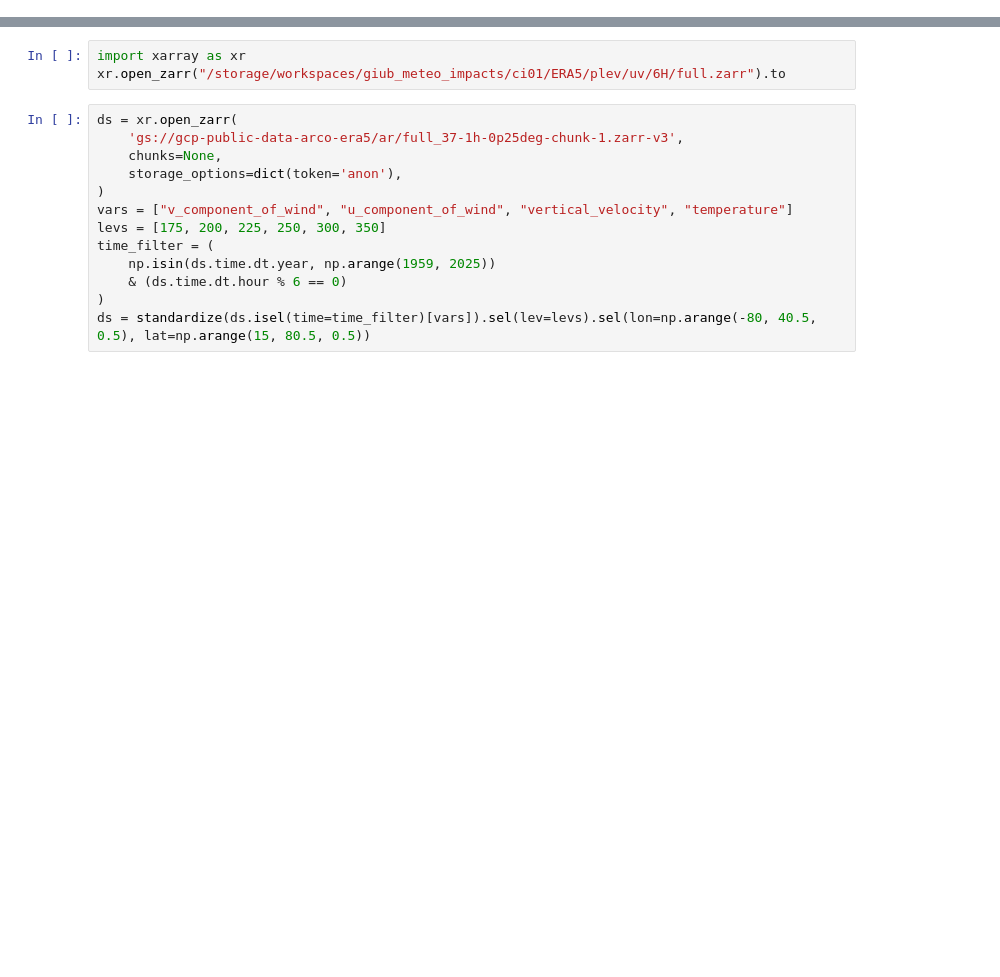
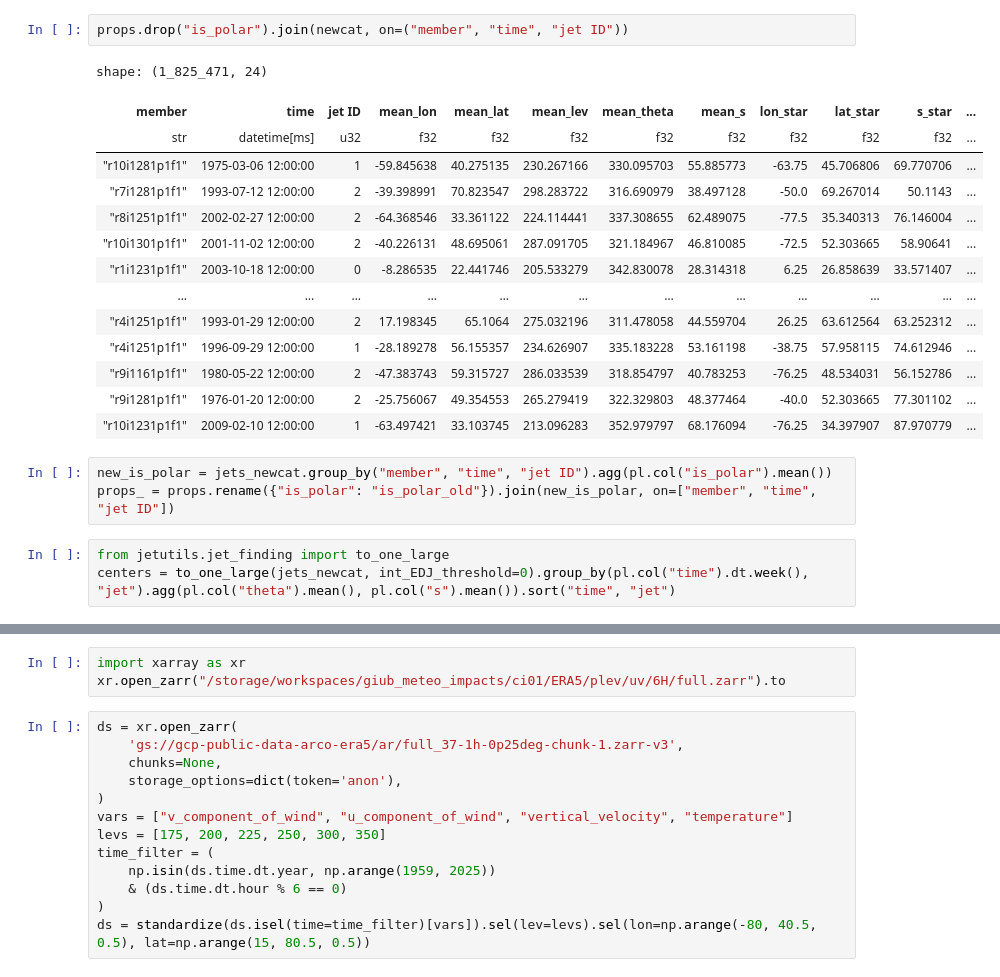
Before and after one commit to hbanderier/Jetutils, a Jupyter notebook: notebooks/on_remote/Persistence/persistent_jets_cesm.ipynb, the cells around one changed output, grey strips where cells are left out. Saved outputs shown, nothing was run; the diff lists cells and outputs as text; blank space fills up the shorter version.

```diff
--- a/notebooks/on_remote/Persistence/persistent_jets_cesm.ipynb
+++ b/notebooks/on_remote/Persistence/persistent_jets_cesm.ipynb
@@ -30,0 +62,23 @@ ds.to_zarr("/storage/workspaces/giub_meteo_impacts/ci01/ERA5/plev/uv/6H/full.zar
+# %%
+props.drop("is_polar").join(newcat, on=("member", "time", "jet ID"))
+# %% [output]
+shape: (1_825_471, 24)
+| member | time | jet ID | mean_lon | mean_lat | mean_lev | mean_theta | mean_s | lon_star | lat_star | s_star | ... |
+| str | datetime[ms] | u32 | f32 | f32 | f32 | f32 | f32 | f32 | f32 | f32 | ... |
+| "r10i1281p1f1" | 1975-03-06 12:00:00 | 1 | -59.845638 | 40.275135 | 230.267166 | 330.095703 | 55.885773 | -63.75 | 45.706806 | 69.770706 | ... |
+| "r7i1281p1f1" | 1993-07-12 12:00:00 | 2 | -39.398991 | 70.823547 | 298.283722 | 316.690979 | 38.497128 | -50.0 | 69.267014 | 50.1143 | ... |
+| "r8i1251p1f1" | 2002-02-27 12:00:00 | 2 | -64.368546 | 33.361122 | 224.114441 | 337.308655 | 62.489075 | -77.5 | 35.340313 | 76.146004 | ... |
+| "r10i1301p1f1" | 2001-11-02 12:00:00 | 2 | -40.226131 | 48.695061 | 287.091705 | 321.184967 | 46.810085 | -72.5 | 52.303665 | 58.90641 | ... |
+| "r1i1231p1f1" | 2003-10-18 12:00:00 | 0 | -8.286535 | 22.441746 | 205.533279 | 342.830078 | 28.314318 | 6.25 | 26.858639 | 33.571407 | ... |
+| … | … | … | … | … | … | … | … | … | … | … | ... |
+| "r4i1251p1f1" | 1993-01-29 12:00:00 | 2 | 17.198345 | 65.1064 | 275.032196 | 311.478058 | 44.559704 | 26.25 | 63.612564 | 63.252312 | ... |
+| "r4i1251p1f1" | 1996-09-29 12:00:00 | 1 | -28.189278 | 56.155357 | 234.626907 | 335.183228 | 53.161198 | -38.75 | 57.958115 | 74.612946 | ... |
+| "r9i1161p1f1" | 1980-05-22 12:00:00 | 2 | -47.383743 | 59.315727 | 286.033539 | 318.854797 | 40.783253 | -76.25 | 48.534031 | 56.152786 | ... |
+| "r9i1281p1f1" | 1976-01-20 12:00:00 | 2 | -25.756067 | 49.354553 | 265.279419 | 322.329803 | 48.377464 | -40.0 | 52.303665 | 77.301102 | ... |
+| "r10i1231p1f1" | 2009-02-10 12:00:00 | 1 | -63.497421 | 33.103745 | 213.096283 | 352.979797 | 68.176094 | -76.25 | 34.397907 | 87.970779 | ... |
+# %%
+new_is_polar = jets_newcat.group_by("member", "time", "jet ID").agg(pl.col("is_polar").mean())
+props_ = props.rename({"is_polar": "is_polar_old"}).join(new_is_polar, on=["member", "time", "jet ID"])
+# %%
+from jetutils.jet_finding import to_one_large
+centers = to_one_large(jets_newcat, int_EDJ_threshold=0).group_by(pl.col("time").dt.week(), "jet").agg(pl.col("theta").mean(), pl.col("s").mean()).sort("time", "jet")
```
Also changed, not shown: parts of 5 cells of this notebook, 5 other files.
